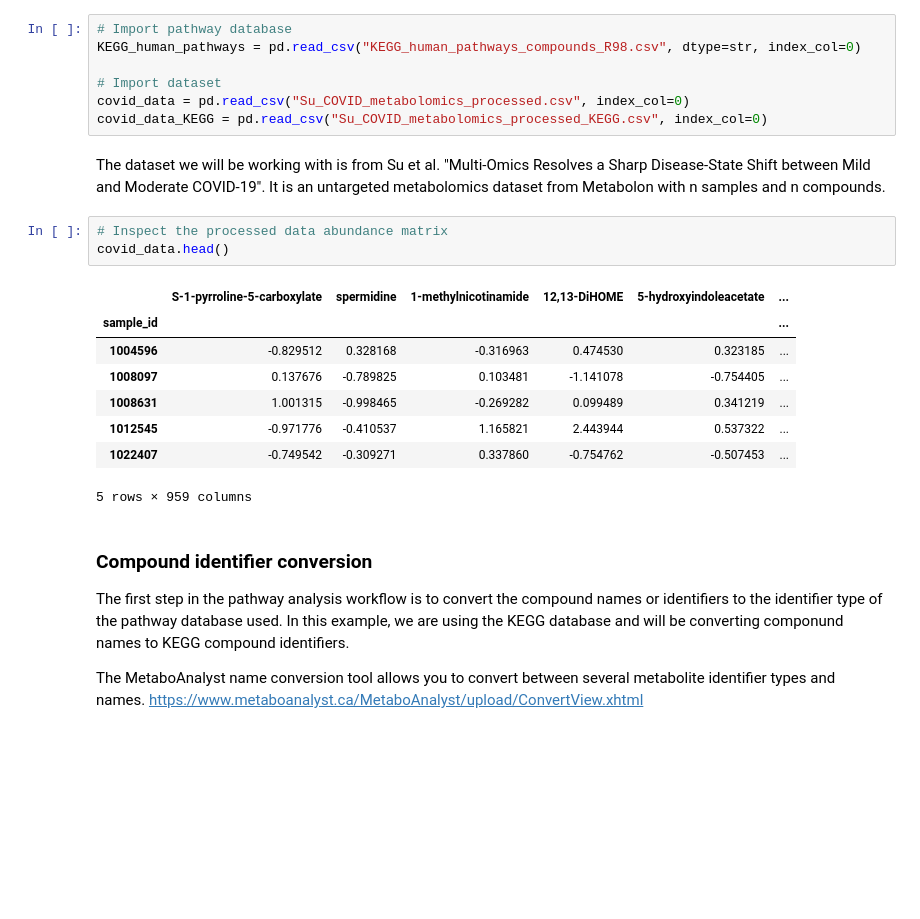
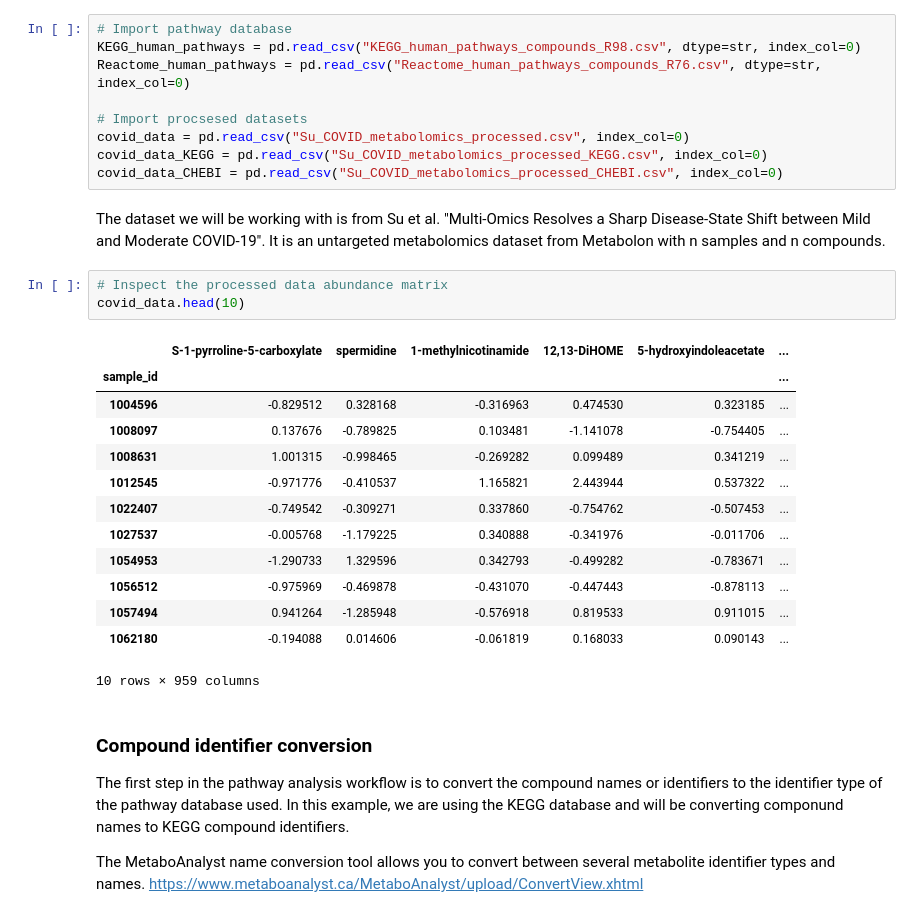
Before and after one commit to cwieder/met-pathway-tutorial, a Jupyter notebook: Intro_to_data_analysis_pathway_tutorial.ipynb, the cells around one changed output. Drawn from its saved outputs; the diff is of its cells as text; blank space fills up the shorter version.

```diff
--- a/Intro_to_data_analysis_pathway_tutorial.ipynb
+++ b/Intro_to_data_analysis_pathway_tutorial.ipynb
@@ -17,24 +31,31 @@ ModuleNotFoundError: No module named 'gseapy'
 # %%
 # Import pathway database
 KEGG_human_pathways = pd.read_csv("KEGG_human_pathways_compounds_R98.csv", dtype=str, index_col=0)
+Reactome_human_pathways = pd.read_csv("Reactome_human_pathways_compounds_R76.csv", dtype=str, index_col=0)
 
-# Import dataset
+# Import procsesed datasets
 covid_data = pd.read_csv("Su_COVID_metabolomics_processed.csv", index_col=0)
 covid_data_KEGG = pd.read_csv("Su_COVID_metabolomics_processed_KEGG.csv", index_col=0)
+covid_data_CHEBI = pd.read_csv("Su_COVID_metabolomics_processed_CHEBI.csv", index_col=0)
 # %% [markdown]
 The dataset we will be working with is from Su et al. "Multi-Omics Resolves a Sharp Disease-State Shift between Mild and Moderate COVID-19". It is an untargeted metabolomics dataset from Metabolon with n samples and n compounds.
 # %%
 # Inspect the processed data abundance matrix
-covid_data.head()
+covid_data.head(10)
 # %% [output]
 |  | S-1-pyrroline-5-carboxylate | spermidine | 1-methylnicotinamide | 12,13-DiHOME | 5-hydroxyindoleacetate | ... |
 | sample_id |  |  |  |  |  | ... |
 | 1004596 | -0.829512 | 0.328168 | -0.316963 | 0.474530 | 0.323185 | ... |
 | 1008097 | 0.137676 | -0.789825 | 0.103481 | -1.141078 | -0.754405 | ... |
 | 1008631 | 1.001315 | -0.998465 | -0.269282 | 0.099489 | 0.341219 | ... |
 | 1012545 | -0.971776 | -0.410537 | 1.165821 | 2.443944 | 0.537322 | ... |
 | 1022407 | -0.749542 | -0.309271 | 0.337860 | -0.754762 | -0.507453 | ... |
+| 1027537 | -0.005768 | -1.179225 | 0.340888 | -0.341976 | -0.011706 | ... |
+| 1054953 | -1.290733 | 1.329596 | 0.342793 | -0.499282 | -0.783671 | ... |
+| 1056512 | -0.975969 | -0.469878 | -0.431070 | -0.447443 | -0.878113 | ... |
+| 1057494 | 0.941264 | -1.285948 | -0.576918 | 0.819533 | 0.911015 | ... |
+| 1062180 | -0.194088 | 0.014606 | -0.061819 | 0.168033 | 0.090143 | ... |
-5 rows × 959 columns
+10 rows × 959 columns
 # %% [markdown]
 ### Compound identifier conversion
 The first step in the pathway analysis workflow is to convert the compound names or identifiers to the identifier type of the pathway database used. In this example, we are using the KEGG database and will be converting componund names to KEGG compound identifiers.
```
Also changed, not shown: parts of 24 cells of this notebook.
